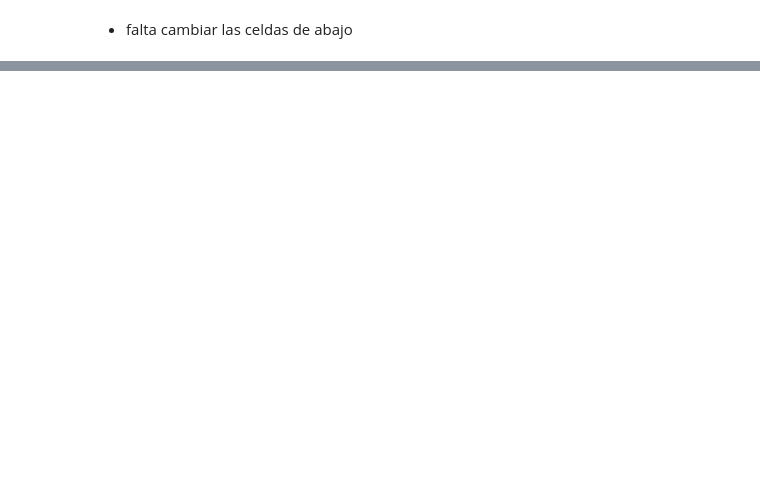
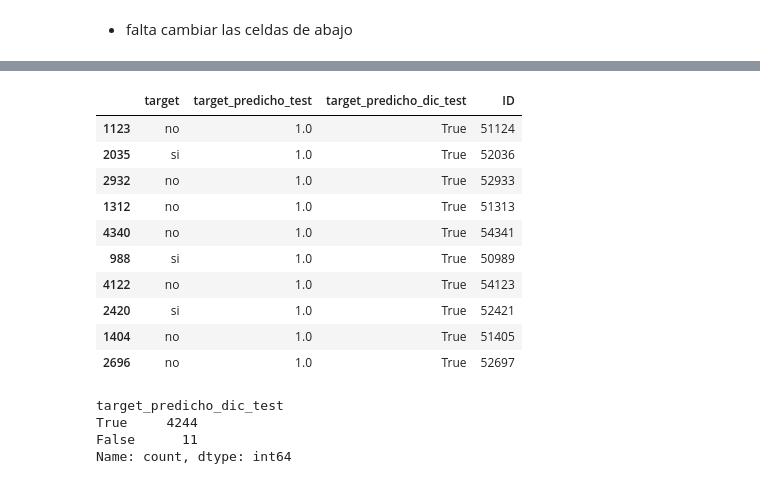
Before and after one commit to guillem-edo/AMACOR_Depositos, a Jupyter notebook: DATA/LogisticRegression_final.ipynb, the cells around one changed output, grey strips where cells are left out. Saved outputs shown, nothing was run; the diff lists cells and outputs as text; code cells hidden in the pictures; blank space fills up the shorter version.

```diff
--- a/DATA/LogisticRegression_final.ipynb
+++ b/DATA/LogisticRegression_final.ipynb
@@ -430,2 +420,4 @@ df_test_model.sample(5)
 # %% [markdown]
 * falta cambiar las celdas de abajo
+# %%
+y_pred_base_datos_test = model_std.predict_proba(df_test_model)
@@ -432,10 +434,10 @@ df_test_model.sample(5)
 # %%
-y_pred_base_datos = model_std.predict_proba(X_base_datos_std)
+
 
 # Ahora 'y_pred_base_datos' contiene las predicciones para toda tu base de datos
 # utilizaremos la predicion de todo el df y lo agregamos en una nueva columna para comprar valores reales a los predichos
 
-df_test['target_predicho'] = y_pred_base_datos[:,1]
-df_test['target_predicho_dic'] = df['target_predicho'] > 0.5
+df_test['target_predicho_test'] = y_pred_base_datos_test[:,1]
+df_test['target_predicho_dic_test'] = df_test['target_predicho_test'] > 0.65
 
 df_test.sample(3)
@@ -442,2 +449,21 @@ df_test.sample(3)
 # %%
-df_test[['target','target_predicho','target_predicho_dic','ID']].sample(10)
+df_test[['target','target_predicho_test','target_predicho_dic_test','ID']].sample(10)
+# %% [output]
+|  | target | target_predicho_test | target_predicho_dic_test | ID |
+| 1123 | no | 1.0 | True | 51124 |
+| 2035 | si | 1.0 | True | 52036 |
+| 2932 | no | 1.0 | True | 52933 |
+| 1312 | no | 1.0 | True | 51313 |
+| 4340 | no | 1.0 | True | 54341 |
+| 988 | si | 1.0 | True | 50989 |
+| 4122 | no | 1.0 | True | 54123 |
+| 2420 | si | 1.0 | True | 52421 |
+| 1404 | no | 1.0 | True | 51405 |
+| 2696 | no | 1.0 | True | 52697 |
+# %%
+df_test['target_predicho_dic_test'].value_counts()
+# %% [output]
+target_predicho_dic_test
+True     4244
+False      11
+Name: count, dtype: int64
```
Also changed, not shown: parts of 19 cells of this notebook.
